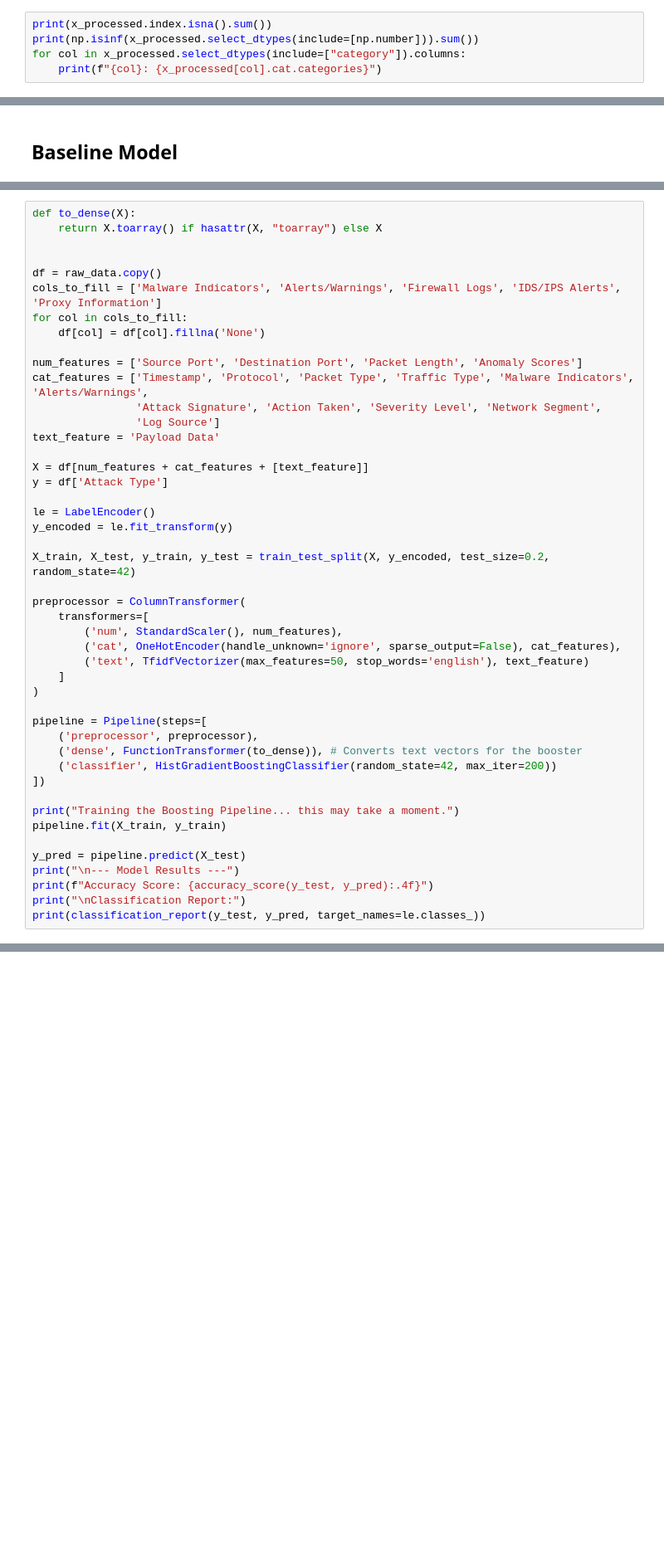
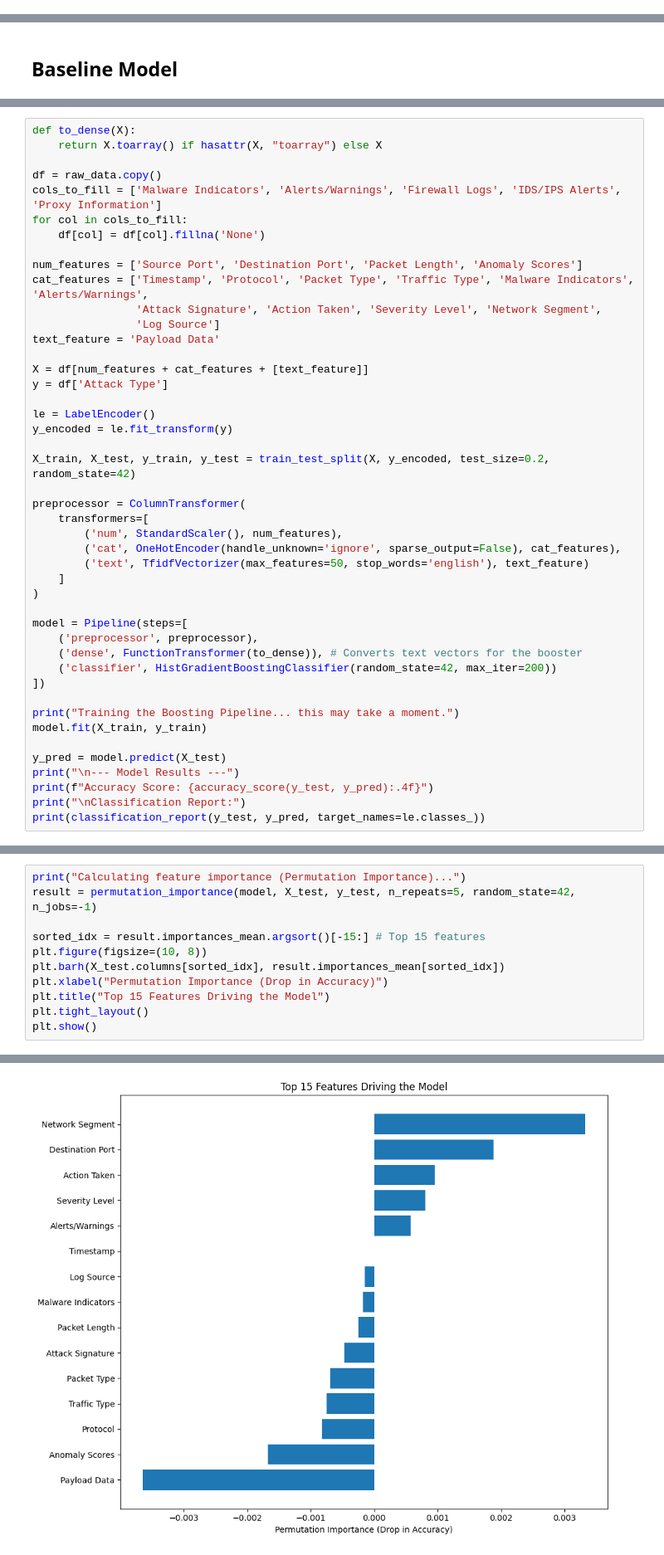
Before and after one commit to florianrst/CyberSecurity_ML, a Jupyter notebook: Main_Notebook.ipynb, the cells around one changed output, grey strips where cells are left out. Shown at 83% size. Drawn from its saved outputs; the diff is of its cells as text; blank space fills up the shorter version.

```diff
--- a/Main_Notebook.ipynb
+++ b/Main_Notebook.ipynb
@@ -587,5 +605,0 @@ ValueError: Input contains NaN.
-# %%
-print(x_processed.index.isna().sum())
-print(np.isinf(x_processed.select_dtypes(include=[np.number])).sum())
-for col in x_processed.select_dtypes(include=["category"]).columns:
-    print(f"{col}: {x_processed[col].cat.categories}")
@@ -738,7 +744,6 @@ weighted avg       0.33      0.33      0.33      8000
 # %%
 def to_dense(X):
     return X.toarray() if hasattr(X, "toarray") else X
-
 
 df = raw_data.copy()
 cols_to_fill = ['Malware Indicators', 'Alerts/Warnings', 'Firewall Logs', 'IDS/IPS Alerts', 'Proxy Information']
@@ -767,16 +772,16 @@ preprocessor = ColumnTransformer(
     ]
 )
 
-pipeline = Pipeline(steps=[
+model = Pipeline(steps=[
     ('preprocessor', preprocessor),
     ('dense', FunctionTransformer(to_dense)), # Converts text vectors for the booster
     ('classifier', HistGradientBoostingClassifier(random_state=42, max_iter=200))
 ])
 
 print("Training the Boosting Pipeline... this may take a moment.")
-pipeline.fit(X_train, y_train)
+model.fit(X_train, y_train)
 
-y_pred = pipeline.predict(X_test)
+y_pred = model.predict(X_test)
 print("\n--- Model Results ---")
 print(f"Accuracy Score: {accuracy_score(y_test, y_pred):.4f}")
 print("\nClassification Report:")
@@ -818,3 +836,15 @@ From this graphic we can calcualte the data shown in the classification in the p
     Looking at the Intrusion type, $\frac{628}{628 + 596 + 629} =0.3389 \approx 34\%$  which is the value found in the previous cell
 2. $`\text{Recall} = \frac{\text{True Positive}}{\text{True Positive} + \text{False Negative}}`$ <br>
     Looking at the DDoS type, $\frac{1160}{1160 + 596 + 880} = 0.4401 \approx 44\% $, which is the exact value found in the previous cell
+# %%
+print("Calculating feature importance (Permutation Importance)...")
+result = permutation_importance(model, X_test, y_test, n_repeats=5, random_state=42, n_jobs=-1)
+
+sorted_idx = result.importances_mean.argsort()[-15:] # Top 15 features
+plt.figure(figsize=(10, 8))
+plt.barh(X_test.columns[sorted_idx], result.importances_mean[sorted_idx])
+plt.xlabel("Permutation Importance (Drop in Accuracy)")
+plt.title("Top 15 Features Driving the Model")
+plt.tight_layout()
+plt.show()
+# %% [output]
@@ -820,0 +859 @@ From this graphic we can calcualte the data shown in the classification in the p
+[figure, added]
```
Also changed, not shown: parts of 20 cells of this notebook, 13 other files.
